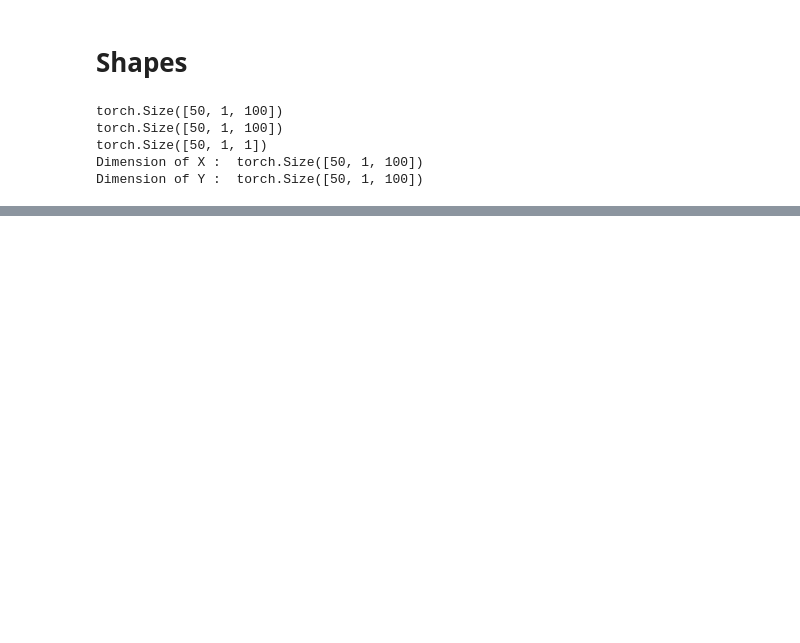
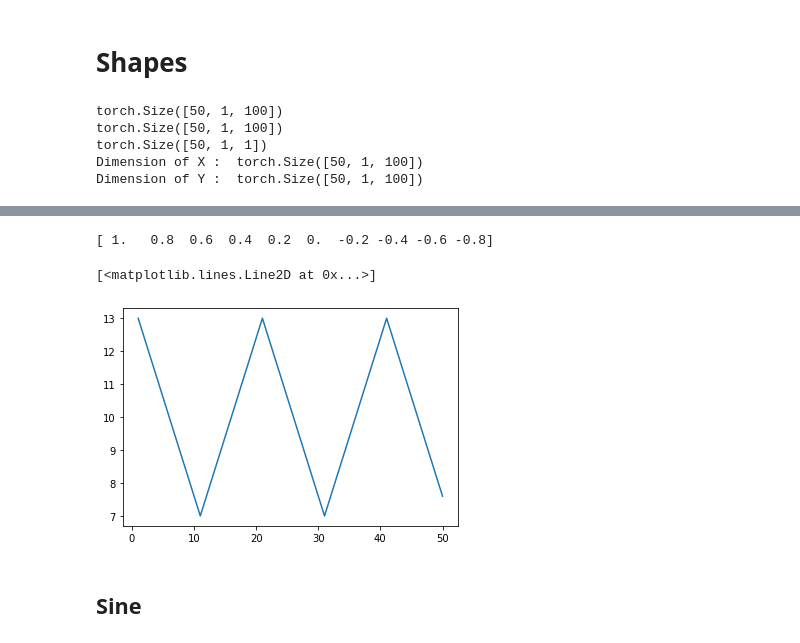
Before and after one commit to erikdengerud/TCN, a Jupyter notebook: test.ipynb, the cells around one changed output, grey strips where cells are left out. Drawn from its saved outputs; the diff is of its cells as text; code cells hidden in the pictures; blank space fills up the shorter version.

```diff
--- a/test.ipynb
+++ b/test.ipynb
@@ -29,0 +61,2 @@ t = 100
+# %%
+y = 1-x*(2//p)
@@ -29,0 +74,10 @@ t = 100
+# %%
+x = np.linspace(1, 50, 50)
+s = triangle(50, 10, mean=10, var=3)
+plt.plot(x,s)
+# %% [output]
+[ 1.   0.8  0.6  0.4  0.2  0.  -0.2 -0.4 -0.6 -0.8]
+[<matplotlib.lines.Line2D at 0x...>]
+[figure, added]
+# %% [markdown]
+## Sine
```
Also changed, not shown: parts of 23 cells of this notebook, 10 other files.
